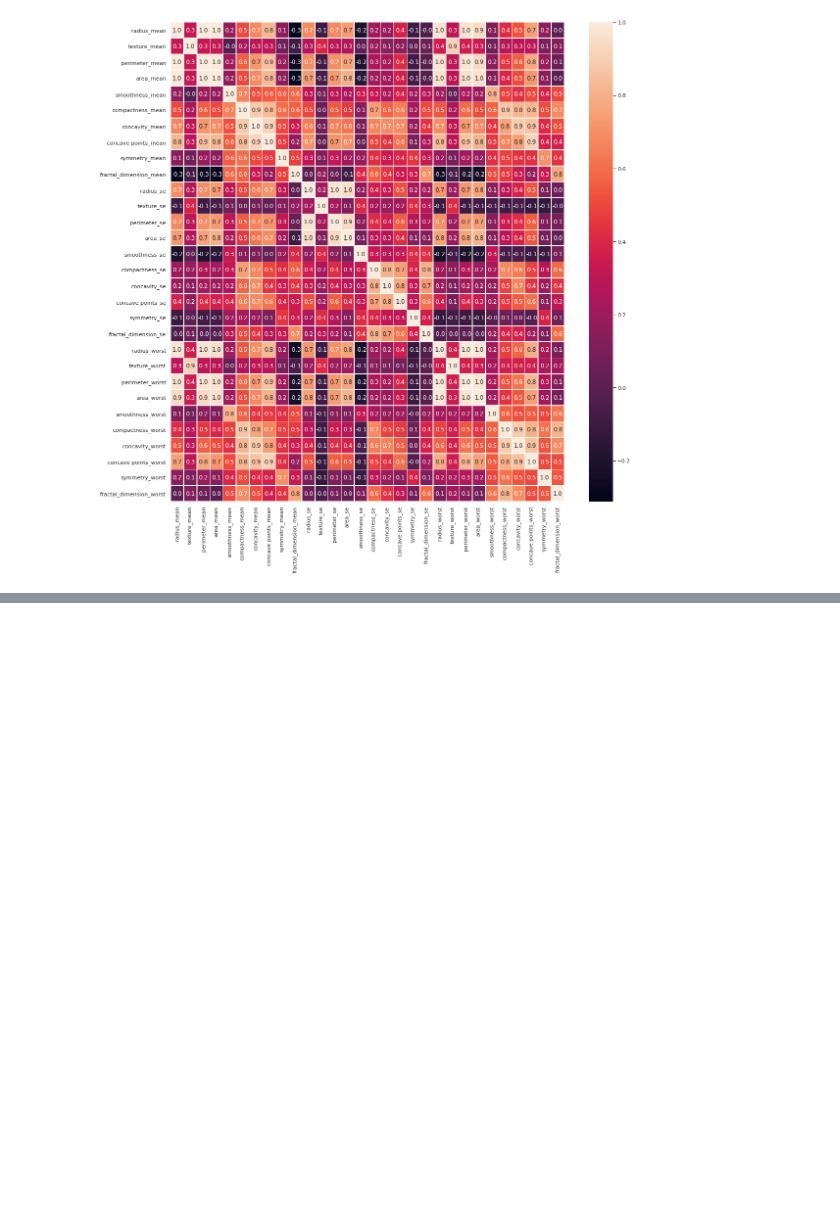
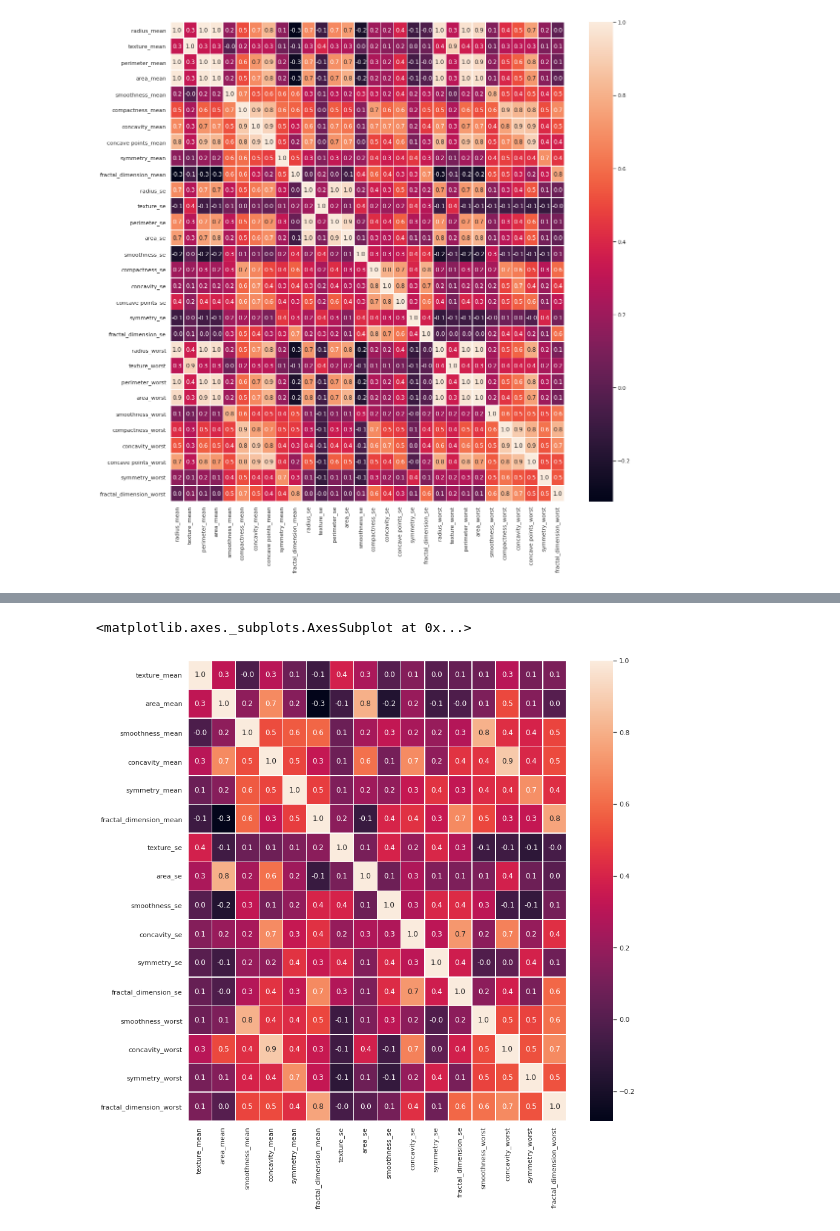
Before and after one commit to deepakacharyab/ML-Projects, a Jupyter notebook: Learners_cancer_EDA.ipynb, the cells around one changed output, grey strips where cells are left out. Saved outputs shown, nothing was run; the diff lists cells and outputs as text; code cells hidden in the pictures; blank space fills up the shorter version.

```diff
--- a/Learners_cancer_EDA.ipynb
+++ b/Learners_cancer_EDA.ipynb
@@ -145,0 +148,7 @@ sns.heatmap(x.corr(), annot=True, linewidths=.5, fmt='.1f', ax=ax)
+# %%
+drop_cols = ['perimeter_mean','radius_mean','compactness_mean',
+              'concave points_mean','radius_se','perimeter_se',
+              'radius_worst','perimeter_worst','compactness_worst',
+              'concave points_worst','compactness_se','concave points_se',
+              'texture_worst','area_worst']
+df = x.drop(drop_cols, axis = 1)
@@ -145,0 +164,6 @@ sns.heatmap(x.corr(), annot=True, linewidths=.5, fmt='.1f', ax=ax)
+# %%
+f,ax = plt.subplots(figsize=(14,14))
+sns.heatmap(df.corr(), annot=True, linewidths=0.5, fmt='.1f', ax=ax)
+# %% [output]
+<matplotlib.axes._subplots.AxesSubplot at 0x...>
+[figure, added]
```
Also changed, not shown: parts of 22 cells of this notebook.
